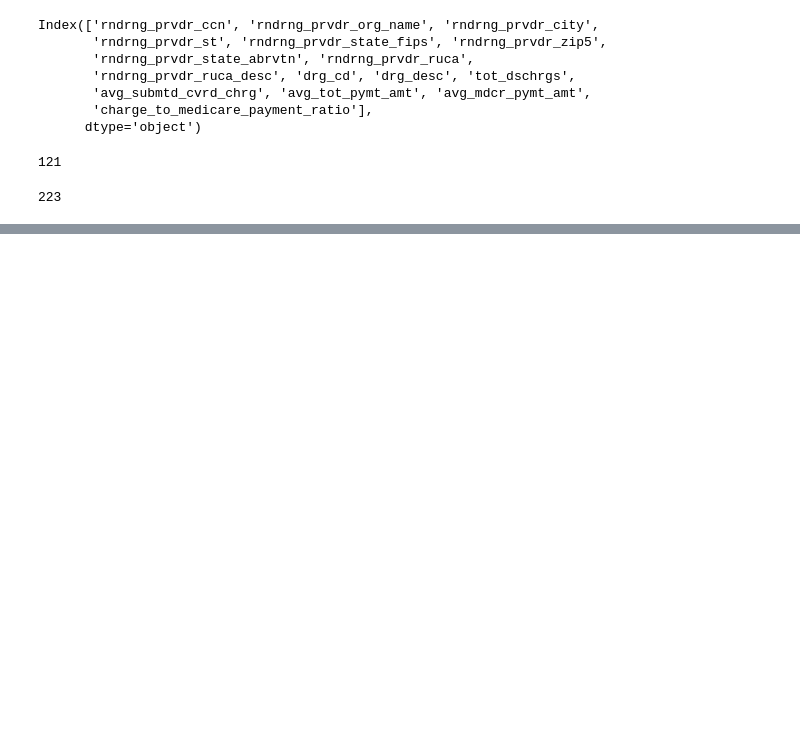
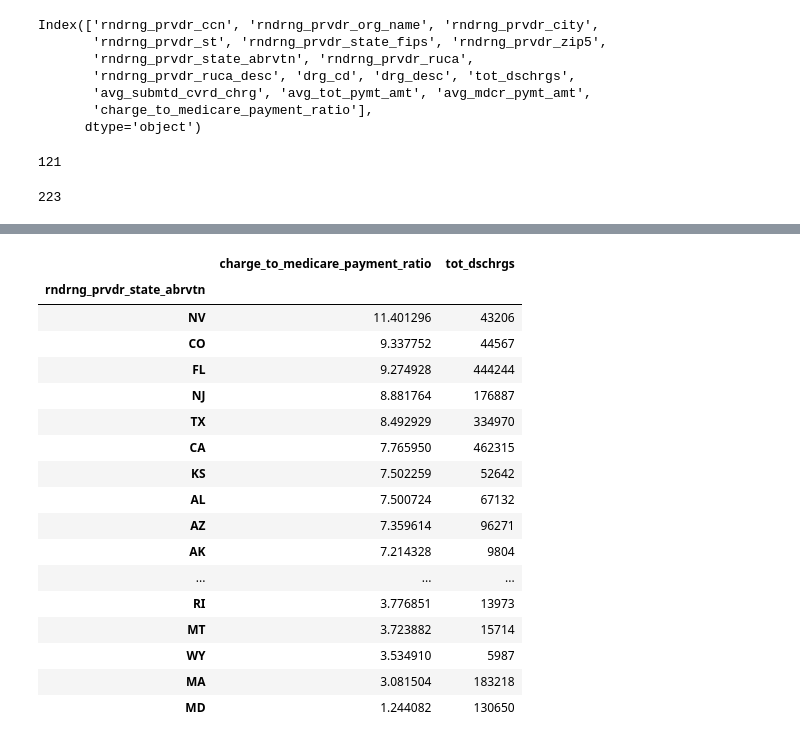
Before and after one commit to gurbaj8226/Hospital-Charge-vs-Medicare-Reimbursement-Analysis, a Jupyter notebook: notebooks/01_Data_Cleaning_and_Preparation.ipynb, the cells around one changed output, grey strips where cells are left out. Saved outputs shown, nothing was run; the diff lists cells and outputs as text; code cells hidden in the pictures; blank space fills up the shorter version.

Commit message:
Finished ratio validation section, began state-level and drg-level aggregation.

```diff
--- a/notebooks/01_Data_Cleaning_and_Preparation.ipynb
+++ b/notebooks/01_Data_Cleaning_and_Preparation.ipynb
@@ -194,3 +192,24 @@ investigation_table.head(20)
 | 1609 | ALCOHOL, DRUG ABUSE OR DEPENDENCE... | Elmore Community Hospital | AL | 28 | 5823.071429 | ... |
 | 44547 | SEPTICEMIA OR SEVERE SEPSIS WITHO... | John H Stroger Jr Hospital | IL | 14 | 28932.357143 | ... |
 | 44534 | CHRONIC OBSTRUCTIVE PULMONARY DIS... | John H Stroger Jr Hospital | IL | 12 | 28939.250000 | ... |
+# %%
+df.groupby('rndrng_prvdr_state_abrvtn').agg({ 'charge_to_medicare_payment_ratio': 'mean', 'tot_dschrgs': 'sum'}).sort_values(by = 'charge_to_medicare_payment_ratio', ascending = False)
+# %% [output]
+|  | charge_to_medicare_payment_ratio | tot_dschrgs |
+| rndrng_prvdr_state_abrvtn |  |  |
+| NV | 11.401296 | 43206 |
+| CO | 9.337752 | 44567 |
+| FL | 9.274928 | 444244 |
+| NJ | 8.881764 | 176887 |
+| TX | 8.492929 | 334970 |
+| CA | 7.765950 | 462315 |
+| KS | 7.502259 | 52642 |
+| AL | 7.500724 | 67132 |
+| AZ | 7.359614 | 96271 |
+| AK | 7.214328 | 9804 |
+| ... | ... | ... |
+| RI | 3.776851 | 13973 |
+| MT | 3.723882 | 15714 |
+| WY | 3.534910 | 5987 |
+| MA | 3.081504 | 183218 |
+| MD | 1.244082 | 130650 |
```
Also changed, not shown: parts of 4 cells of this notebook.
